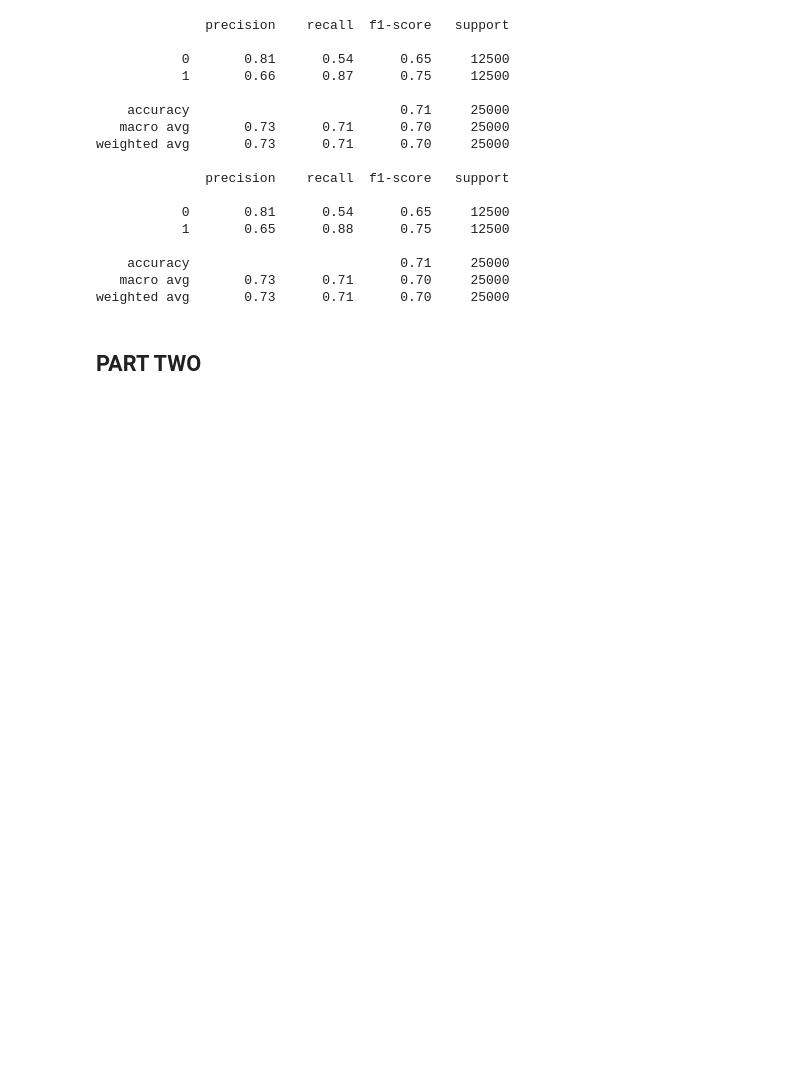
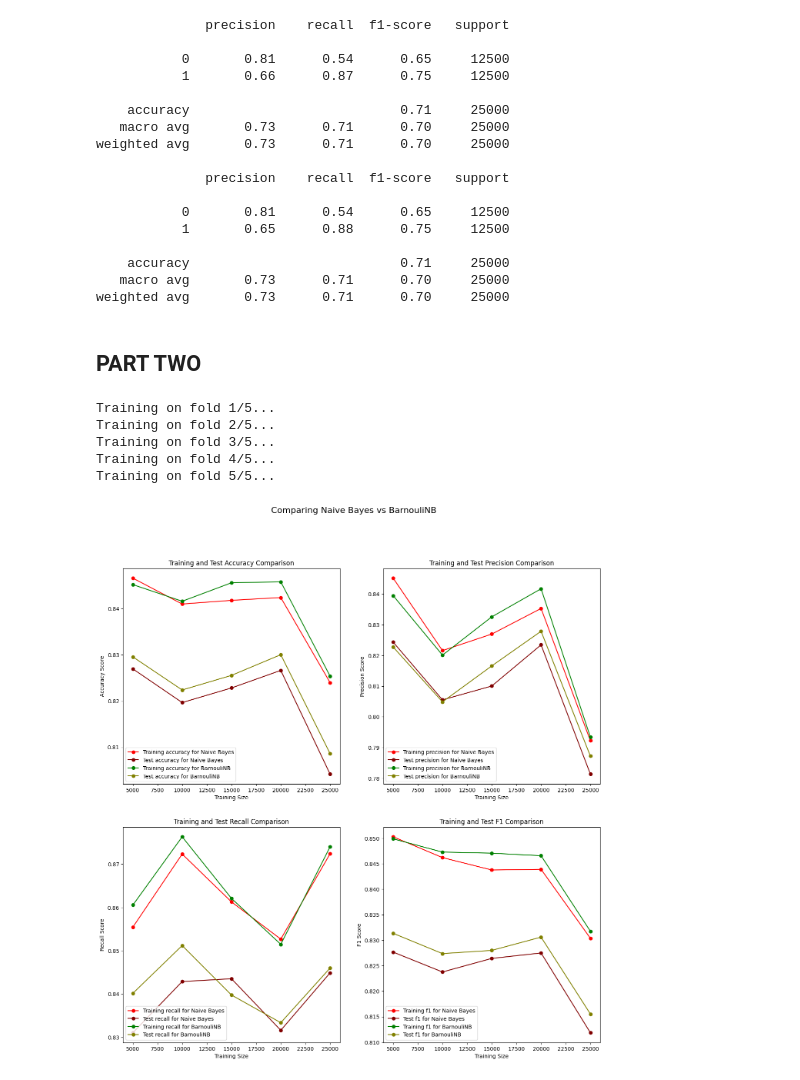
Before and after one commit to OSpyropoulos/IMDb-reviews-classification, a Jupyter notebook: ergasia.ipynb, the cells around one changed output. Saved outputs shown, nothing was run; the diff lists cells and outputs as text; code cells hidden in the pictures; blank space fills up the shorter version.

```diff
--- a/ergasia.ipynb
+++ b/ergasia.ipynb
@@ -958,4 +961,11 @@ def compare_classifiers(model1, model2, training_features, training_labels, test
 # %%
 Bernouli = BernoulliNB()
 estimator = Naive_Bayes()
-data1, data2 = compare_classifiers(estimator,  Bernouli , x_train_binary, y_train , x_test_binary, y_test,  5,  "Naive Bayes", "BarnouliNB")
+classifier1_metrics, classifier2_metrics = compare_classification_models(estimator,  Bernouli , x_train_binary, y_train , x_test_binary, y_test,  5,  "Naive Bayes", "BarnouliNB")
+# %% [output]
+Training on fold 1/5...
+Training on fold 2/5...
+Training on fold 3/5...
+Training on fold 4/5...
+Training on fold 5/5...
+[figure, added]
```
Also changed, not shown: parts of 12 cells of this notebook.
